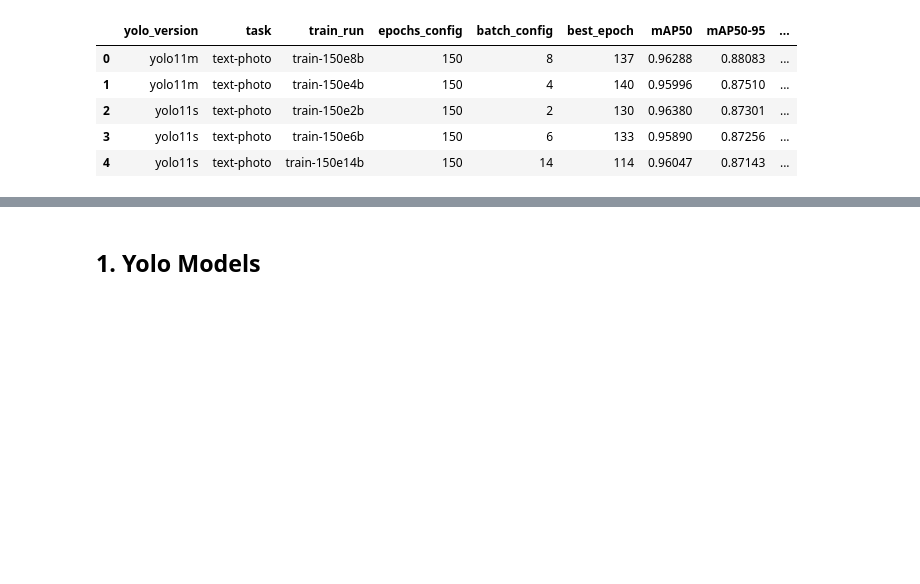
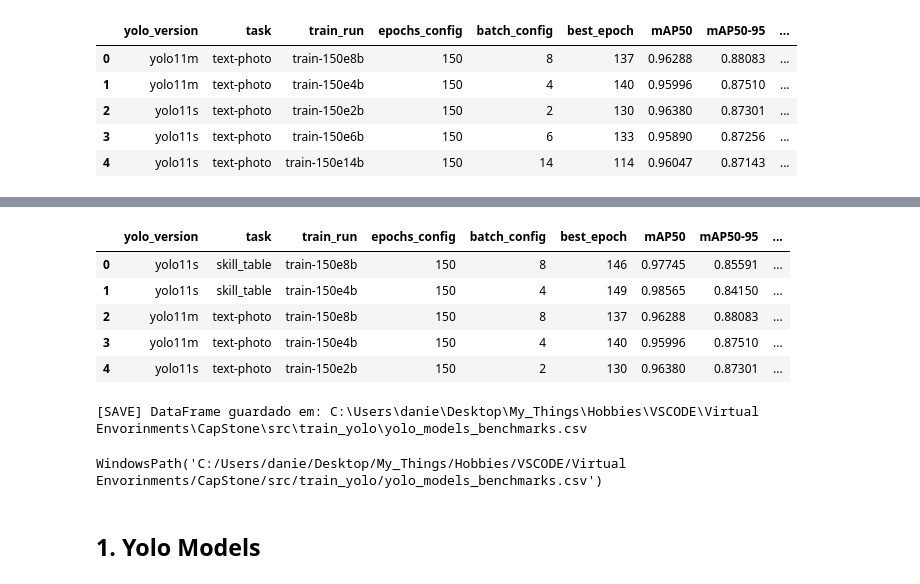
Before and after one commit to danielpiresribeiro123-code/cv_analyser_research, a Jupyter notebook: src/notebooks/data_analysis.ipynb, the cells around one changed output, grey strips where cells are left out. Saved outputs shown, nothing was run; the diff lists cells and outputs as text; code cells hidden in the pictures; blank space fills up the shorter version.

Commit message:
Criado função que cria csv com data para ranking/benchmaking dos modelos yolo

```diff
--- a/src/notebooks/data_analysis.ipynb
+++ b/src/notebooks/data_analysis.ipynb
@@ -79,3 +180,26 @@ Benchmarking best.pt (text-photo)...
+# %%
+df_yolo_final = merge_yolo_results_and_speed(df_yolo_results, df_yolo_speed)
+
+df_yolo_final.head()
+# %% [output]
+|  | yolo_version | task | train_run | epochs_config | batch_config | best_epoch | mAP50 | mAP50-95 | ... |
+| 0 | yolo11s | skill_table | train-150e8b | 150 | 8 | 146 | 0.97745 | 0.85591 | ... |
+| 1 | yolo11s | skill_table | train-150e4b | 150 | 4 | 149 | 0.98565 | 0.84150 | ... |
+| 2 | yolo11m | text-photo | train-150e8b | 150 | 8 | 137 | 0.96288 | 0.88083 | ... |
+| 3 | yolo11m | text-photo | train-150e4b | 150 | 4 | 140 | 0.95996 | 0.87510 | ... |
+| 4 | yolo11s | text-photo | train-150e2b | 150 | 2 | 130 | 0.96380 | 0.87301 | ... |
+# %%
+output_dir = PROJECT_ROOT / "src" / "train_yolo"
+
+save_dataframe(
+    df_yolo_final,
+    output_path=output_dir,
+    filename="yolo_models_benchmarks",
+    format="csv",
+)
+# %% [output]
+[SAVE] DataFrame guardado em: C:\Users\danie\Desktop\My_Things\Hobbies\VSCODE\Virtual Envorinments\CapStone\src\train_yolo\yolo_models_benchmarks.csv
+WindowsPath('C:/Users/danie/Desktop/My_Things/Hobbies/VSCODE/Virtual Envorinments/CapStone/src/train_yolo/yolo_models_benchmarks.csv')
 # %% [markdown]
 ## 1. Yolo Models
 # %% [markdown]
```
Also changed, not shown: parts of 4 cells of this notebook, 5 other files.
